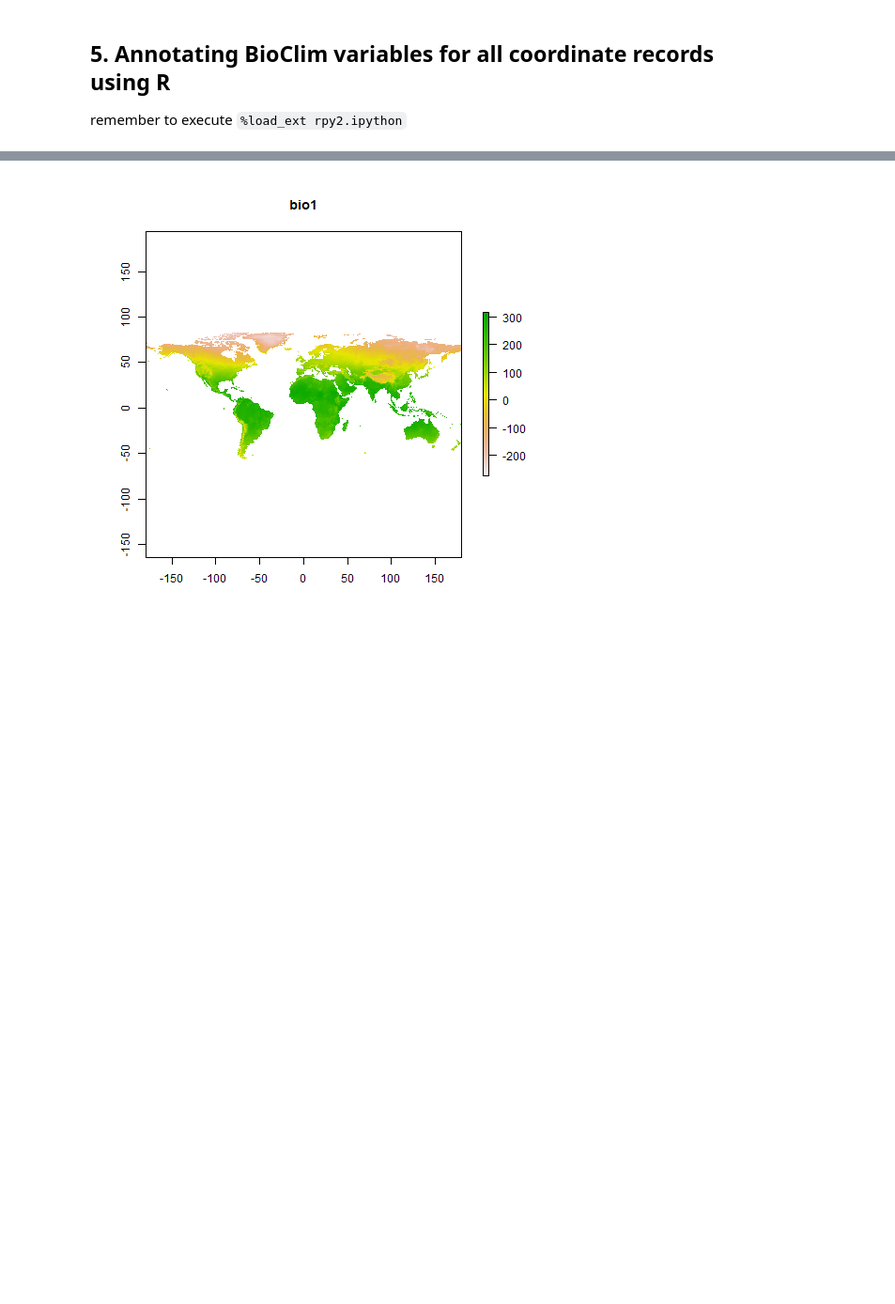
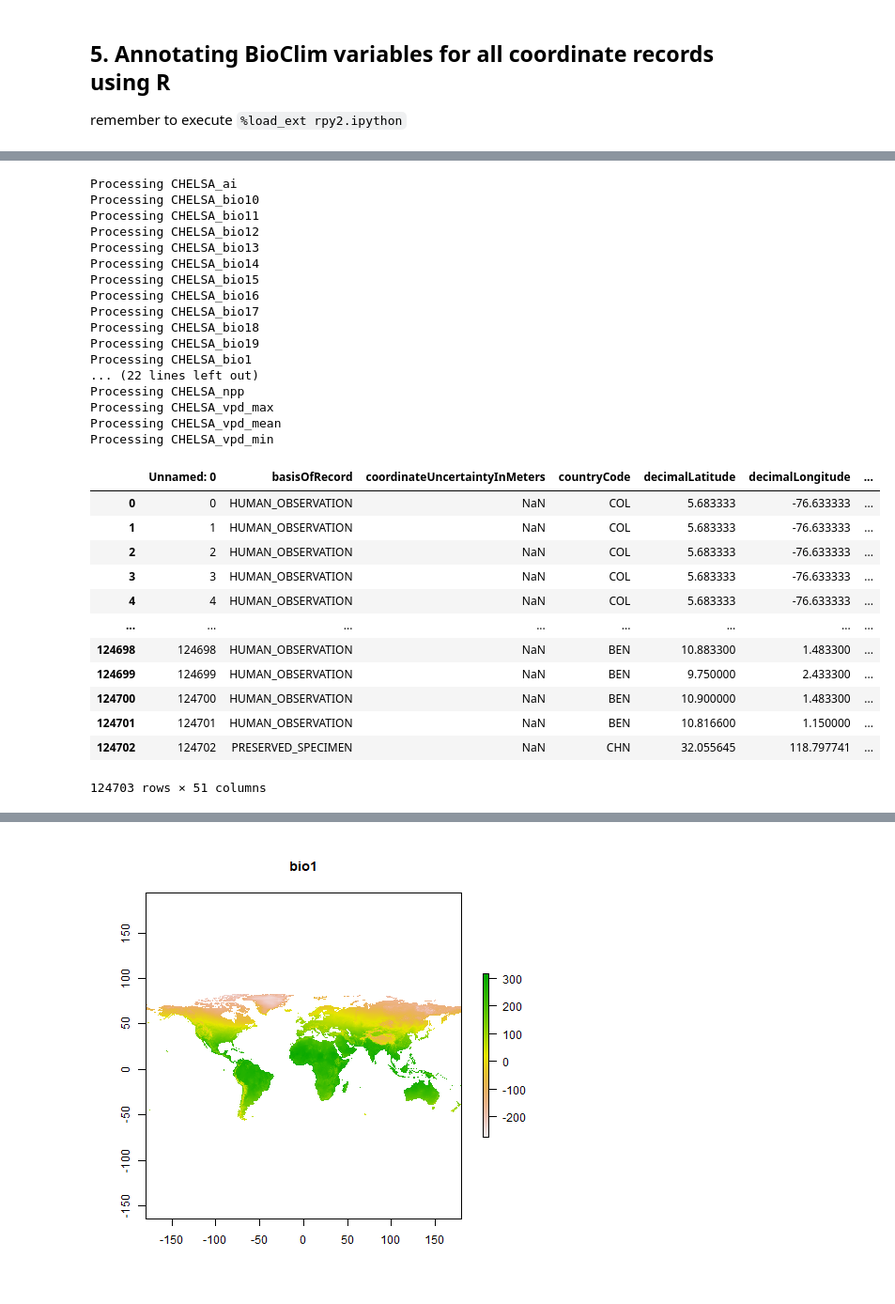
Before and after one commit to mftorres/palm_leaf, a Jupyter notebook: notebooks/01_GBIF_variables_data_prep.ipynb, the cells around one changed output, grey strips where cells are left out. Shown: that part at 94% size. Drawn from its saved outputs; the diff is of its cells as text; code cells hidden in the pictures; blank space fills up the shorter version.

Commit message:
use CHELSA instead of WorldClim and update tif raster code

```diff
--- a/notebooks/01_GBIF_variables_data_prep.ipynb
+++ b/notebooks/01_GBIF_variables_data_prep.ipynb
@@ -429,7 +458,7 @@ remember to execute `%load_ext rpy2.ipython`
 # %%
 # removing exact coordinate duplicates for every species
 # comes back to the number of rows before the second round of native-country cleaning. Need to fix the code above to make it non-redundant
-gbif_onlynative=pd.read_csv('../data_files/gbifpalms_clean_onlynative_20200226.csv',sep='\t')
+gbif_onlynative=pd.read_csv('../data_files/GBIF_arecaceae_onlynative_20220425.csv',sep='\t')
 print(len(gbif_onlynative))
 # gbif_onlynative_nodup=gbif_onlynative.drop_duplicates(subset=['species','decimalLatitude','decimalLongitude'],keep='first')
 # print(len(gbif_onlynative_nodup))
@@ -443,0 +518,73 @@ print(len(gbif_onlynative['species'].unique()))
+# %%
+## making a function to:
+# 1. load all tiffs
+# 2. extract tiff names and convert to numpy arrays
+# 3. extract pixel information from arrays at x,y coordinates
+def extractData(data,folder_path,prefix):
+    # creates a dictionary with variable names as keys and rasters as values
+    # returns a dataframe with added columns, one per variable, with data from each variable rasters
+    # make sure the main file name (variable) is not split by dots
+    # bassically, works with the names as donwloaded from the CHELSA server
+    # coordinate columns (lat, long) in dataframe need to be floats
+    # loads tiff
+    var_raster_dict={}
+
+    for filename in glob.glob(os.path.join(folder_path,'%s'%(prefix))):
+        img=Image.open(filename)
+        variable=filename.split('/')[-1].split('.')[0].replace('_1981-2010_V','')
+        print('Processing %s'%(variable))
+        img_arr = np.array(img) # from tif to numpy array
+#         print('shape: ',img_arr.shape) # columns, rows
+#         print('dtype: ',img_arr.dtype,'\n')
+#         print('long: ',int(img_arr.shape[1]))
+#         print('lat: ',int(img_arr.shape[0]))
+
+        raster_xll=img_arr.shape[1] # long size 20880, 43200
+        raster_yll=img_arr.shape[0] # lat size
+
+        raster_ycs=0.0083333333 # cell size, resolution declared by CHELSA technical specification
+        raster_xcs=0.0083333333 # cell size, resolution declared by CHELSA technical specification
+
+        cell=[]
+        for xc,yc in zip(data['decimalLongitude'],data['decimalLatitude']):
+            longs=(xc+180)/raster_xcs
+            lats=20880-((yc+90)/raster_ycs)
+            cell.append(img_arr[int(lats)][int(longs)])
+        data['%s'%(variable)]=cell
+    return data
+# %%
+# datatemp=gbif_onlynative[:100].copy(deep=True) # 124703 rows × 13 columns
+
+gbif_chelsa=extractData(gbif_onlynative,'../data_files/','*tif')
+gbif_chelsa
+# %% [output]
+Processing CHELSA_ai
+Processing CHELSA_bio10
+Processing CHELSA_bio11
+Processing CHELSA_bio12
+Processing CHELSA_bio13
+Processing CHELSA_bio14
+Processing CHELSA_bio15
+Processing CHELSA_bio16
+Processing CHELSA_bio17
+Processing CHELSA_bio18
+Processing CHELSA_bio19
+Processing CHELSA_bio1
+... (22 lines left out)
+Processing CHELSA_npp
+Processing CHELSA_vpd_max
+Processing CHELSA_vpd_mean
+Processing CHELSA_vpd_min
+|  | Unnamed: 0 | basisOfRecord | coordinateUncertaintyInMeters | countryCode | decimalLatitude | decimalLongitude | ... |
+| 0 | 0 | HUMAN_OBSERVATION | NaN | COL | 5.683333 | -76.633333 | ... |
+| 1 | 1 | HUMAN_OBSERVATION | NaN | COL | 5.683333 | -76.633333 | ... |
+| 2 | 2 | HUMAN_OBSERVATION | NaN | COL | 5.683333 | -76.633333 | ... |
+| 3 | 3 | HUMAN_OBSERVATION | NaN | COL | 5.683333 | -76.633333 | ... |
+| 4 | 4 | HUMAN_OBSERVATION | NaN | COL | 5.683333 | -76.633333 | ... |
+| ... | ... | ... | ... | ... | ... | ... | ... |
+| 124698 | 124698 | HUMAN_OBSERVATION | NaN | BEN | 10.883300 | 1.483300 | ... |
+| 124699 | 124699 | HUMAN_OBSERVATION | NaN | BEN | 9.750000 | 2.433300 | ... |
+| 124700 | 124700 | HUMAN_OBSERVATION | NaN | BEN | 10.900000 | 1.483300 | ... |
+| 124701 | 124701 | HUMAN_OBSERVATION | NaN | BEN | 10.816600 | 1.150000 | ... |
+| 124702 | 124702 | PRESERVED_SPECIMEN | NaN | CHN | 32.055645 | 118.797741 | ... |
+124703 rows × 51 columns
```
Also changed, not shown: parts of 13 cells of this notebook.
